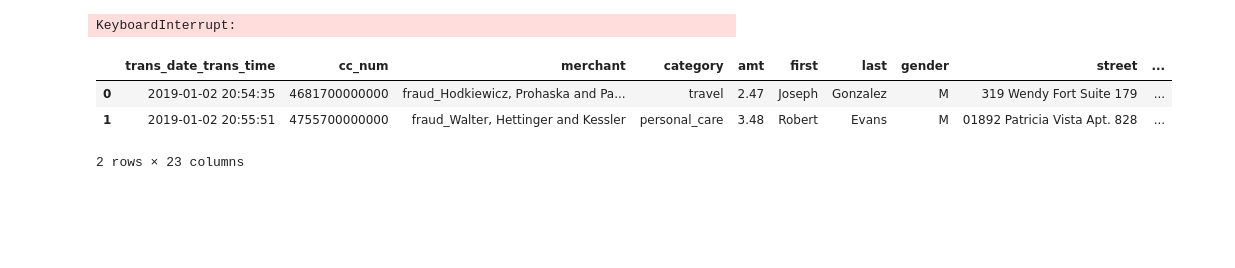
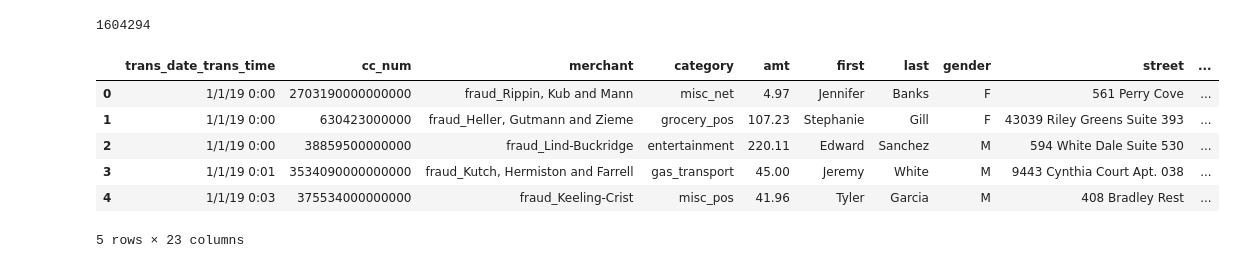
Before and after one commit to claypotai/ibis-flink-example, a Jupyter notebook: credit_card_transaction_fraud_batch.ipynb, the cells around one changed output. Drawn from its saved outputs; the diff is of its cells as text; code cells hidden in the pictures; blank space fills up the shorter version.

```diff
--- a/credit_card_transaction_fraud_batch.ipynb
+++ b/credit_card_transaction_fraud_batch.ipynb
@@ -96,3 +58,23 @@ csv_data = response['Body'].read().decode('utf-8')
+# %%
+import requests
+
+# Specify S3 bucket and object key
+bucket_name = "claypot-fraud-detection"
+object_key = "FraudTransactions.csv"
+
+# Generate the S3 URL
+s3_url = f"https://{bucket_name}.s3.amazonaws.com/{object_key}"
+
+# Send an HTTP GET request to download the file
+response = requests.get(s3_url)
+
+# Check if the request was successful (status code 200)
+if response.status_code == 200:
+    # Now, response.text contains the content of the CSV file in memory
+    csv_data = response.text
+    # You can use csv_data as needed in your script
+else:
+    print(f"Failed to download file. Status code: {response.status_code}")
 # %%
 csv_file = StringIO(csv_data)
 df = pd.read_csv(csv_file)
@@ -101,23 +81,20 @@ NameError: name 'StringIO' is not defined
-# %%
-num_events = 5000
-batch_size = 32
-rows = []
-
-for i, msg in zip(range(num_events), consumer):
-    if i % 1000 == 0: print(i)
-    rows.append(msg)
-
-df = pd.DataFrame([json.loads(row.value) for row in rows])
-df['trans_date_trans_time'] = pd.to_datetime(df['trans_date_trans_time'], format='%m/%d/%y %H:%M:%S')
-# %% [output]
-KeyboardInterrupt:
+# %%
+len(df)
+# %% [output]
+1604294
+# %%
+
+df['ts'] = pd.to_datetime(df['unix_time'], unit='ms')
 # %%
-df.head(2)
+df.head()
 # %% [output]
 |  | trans_date_trans_time | cc_num | merchant | category | amt | first | last | gender | street | ... |
-| 0 | 2019-01-02 20:54:35 | 4681700000000 | fraud_Hodkiewicz, Prohaska and Pa... | travel | 2.47 | Joseph | Gonzalez | M | 319 Wendy Fort Suite 179 | ... |
-| 1 | 2019-01-02 20:55:51 | 4755700000000 | fraud_Walter, Hettinger and Kessler | personal_care | 3.48 | Robert | Evans | M | 01892 Patricia Vista Apt. 828 | ... |
+| 0 | 1/1/19 0:00 | 2703190000000000 | fraud_Rippin, Kub and Mann | misc_net | 4.97 | Jennifer | Banks | F | 561 Perry Cove | ... |
+| 1 | 1/1/19 0:00 | 630423000000 | fraud_Heller, Gutmann and Zieme | grocery_pos | 107.23 | Stephanie | Gill | F | 43039 Riley Greens Suite 393 | ... |
+| 2 | 1/1/19 0:00 | 38859500000000 | fraud_Lind-Buckridge | entertainment | 220.11 | Edward | Sanchez | M | 594 White Dale Suite 530 | ... |
+| 3 | 1/1/19 0:01 | 3534090000000000 | fraud_Kutch, Hermiston and Farrell | gas_transport | 45.00 | Jeremy | White | M | 9443 Cynthia Court Apt. 038 | ... |
+| 4 | 1/1/19 0:03 | 375534000000000 | fraud_Keeling-Crist | misc_pos | 41.96 | Tyler | Garcia | M | 408 Bradley Rest | ... |
-2 rows × 23 columns
+5 rows × 23 columns
 # %%
 df.info()
 # %% [output]
```
Also changed, not shown: parts of 20 cells of this notebook.
